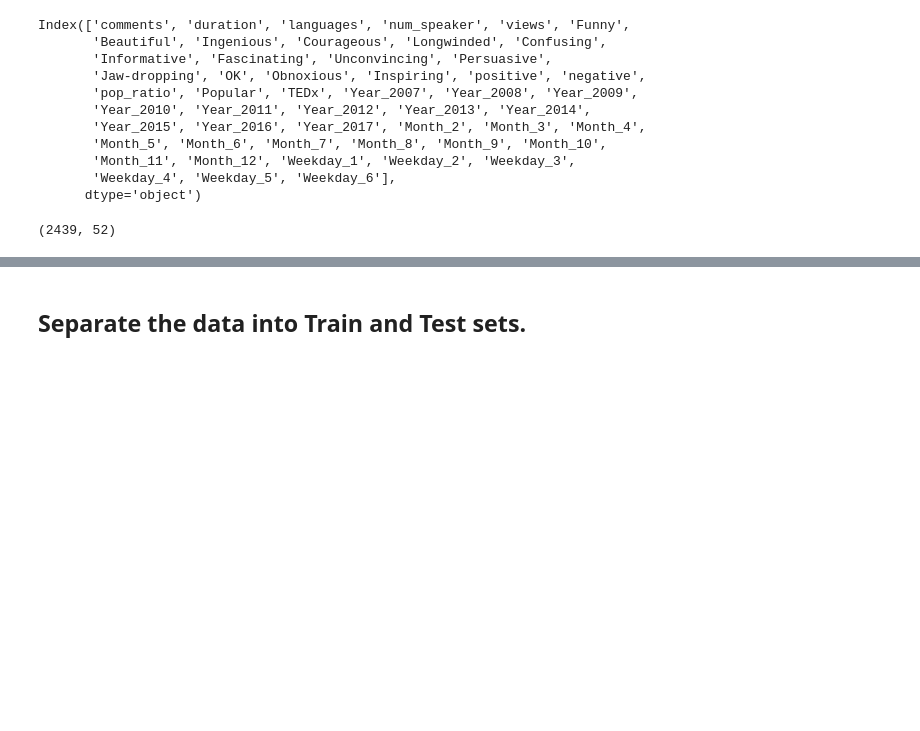
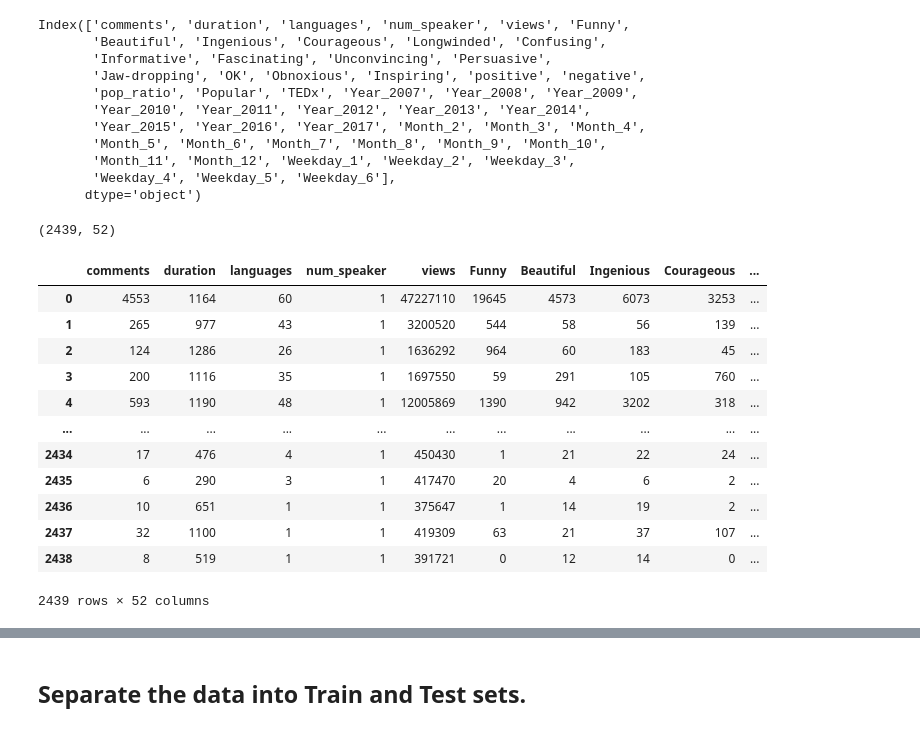
Before and after one commit to FaizanKhalidMohsin/DeepLearningResearch_EffectofHiddenLayers, a Jupyter notebook: mnn/5_Faizan_Xu_TedTalk_mdnn.ipynb, the cells around one changed output, grey strips where cells are left out. Saved outputs shown, nothing was run; the diff lists cells and outputs as text; code cells hidden in the pictures; blank space fills up the shorter version.

```diff
--- a/mnn/5_Faizan_Xu_TedTalk_mdnn.ipynb
+++ b/mnn/5_Faizan_Xu_TedTalk_mdnn.ipynb
@@ -472,6 +471,22 @@ Index(['comments', 'duration', 'languages', 'num_speaker', 'views', 'Funny',
 ted_df.shape
 # %% [output]
 (2439, 52)
+# %%
+ted_df
+# %% [output]
+|  | comments | duration | languages | num_speaker | views | Funny | Beautiful | Ingenious | Courageous | ... |
+| 0 | 4553 | 1164 | 60 | 1 | 47227110 | 19645 | 4573 | 6073 | 3253 | ... |
+| 1 | 265 | 977 | 43 | 1 | 3200520 | 544 | 58 | 56 | 139 | ... |
+| 2 | 124 | 1286 | 26 | 1 | 1636292 | 964 | 60 | 183 | 45 | ... |
+| 3 | 200 | 1116 | 35 | 1 | 1697550 | 59 | 291 | 105 | 760 | ... |
+| 4 | 593 | 1190 | 48 | 1 | 12005869 | 1390 | 942 | 3202 | 318 | ... |
+| ... | ... | ... | ... | ... | ... | ... | ... | ... | ... | ... |
+| 2434 | 17 | 476 | 4 | 1 | 450430 | 1 | 21 | 22 | 24 | ... |
+| 2435 | 6 | 290 | 3 | 1 | 417470 | 20 | 4 | 6 | 2 | ... |
+| 2436 | 10 | 651 | 1 | 1 | 375647 | 1 | 14 | 19 | 2 | ... |
+| 2437 | 32 | 1100 | 1 | 1 | 419309 | 63 | 21 | 37 | 107 | ... |
+| 2438 | 8 | 519 | 1 | 1 | 391721 | 0 | 12 | 14 | 0 | ... |
+2439 rows × 52 columns
 # %% [markdown]
 ![purple-divider](https://user-images.githubusercontent.com/7065401/52071927-c1cd7100-2562-11e9-908a-dde91ba14e59.png)
 # %% [markdown]
```
Also changed, not shown: parts of 42 cells of this notebook, 4 other files.
